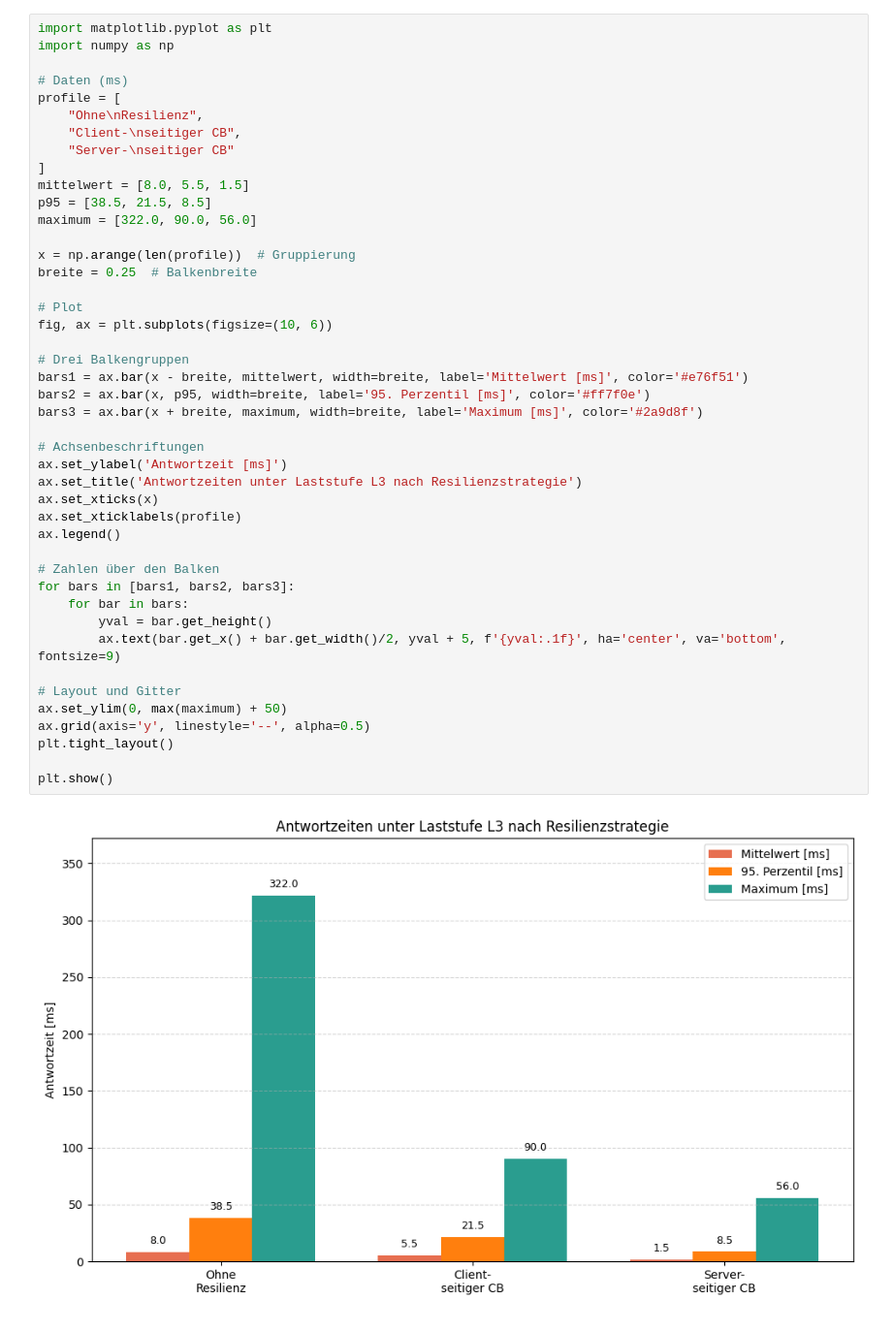
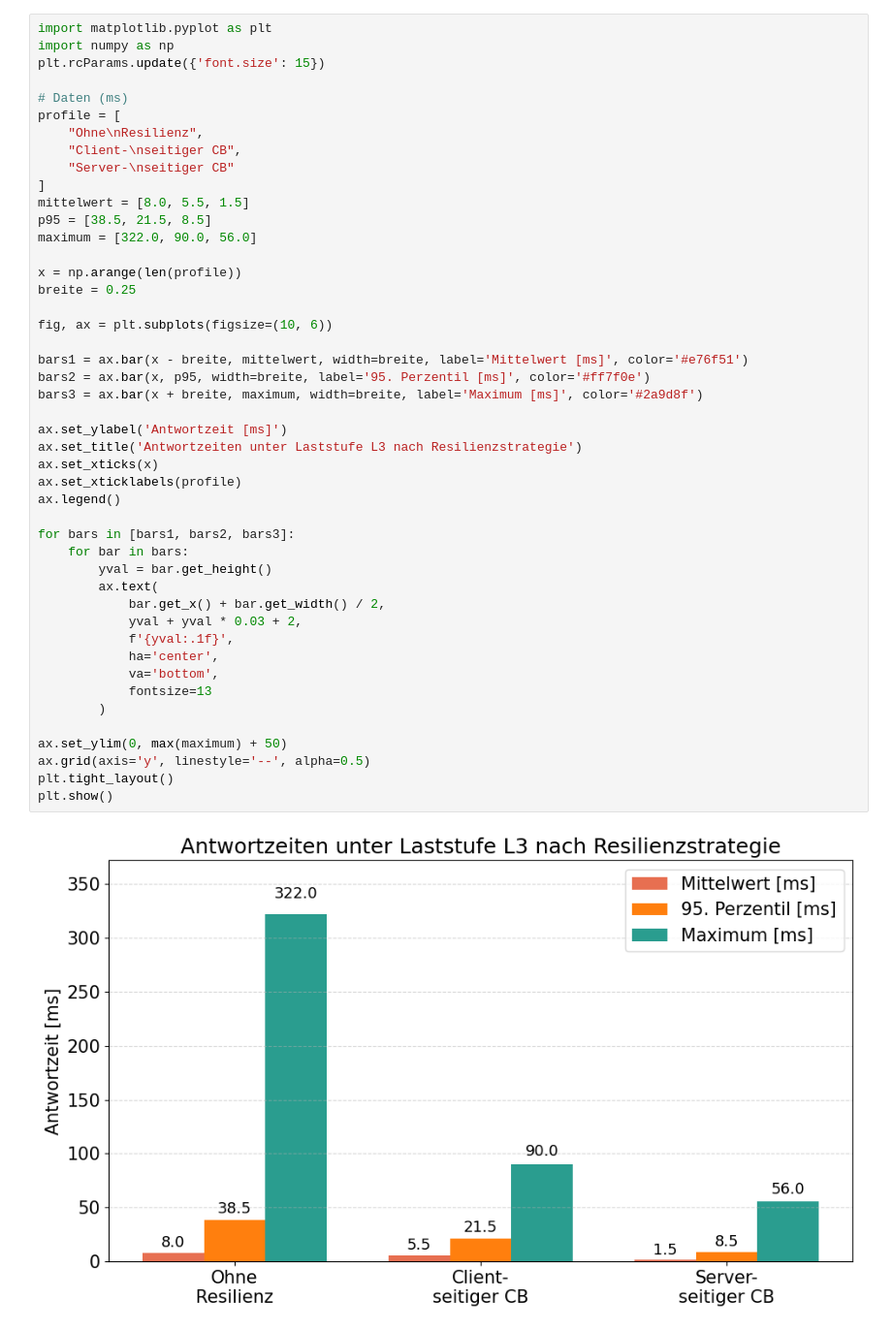
Before and after one commit to semmel92/BA_REIHS_PROJECT, a Jupyter notebook: BA_Notebook/Darstellungsdiagramme.ipynb, the cells around one changed output. Shown at 97% size. Drawn from its saved outputs; the diff is of its cells as text.

```diff
--- a/BA_Notebook/Darstellungsdiagramme.ipynb
+++ b/BA_Notebook/Darstellungsdiagramme.ipynb
@@ -34,46 +1,48 @@ plt.show()
 # %%
 import matplotlib.pyplot as plt
 import numpy as np
+plt.rcParams.update({'font.size': 15})
 
 # Daten (ms)
 profile = [
     "Ohne\nResilienz",
     "Client-\nseitiger CB",
     "Server-\nseitiger CB"
 ]
 mittelwert = [8.0, 5.5, 1.5]
 p95 = [38.5, 21.5, 8.5]
 maximum = [322.0, 90.0, 56.0]
 
-x = np.arange(len(profile))  # Gruppierung
-breite = 0.25  # Balkenbreite
+x = np.arange(len(profile))
+breite = 0.25
 
-# Plot
 fig, ax = plt.subplots(figsize=(10, 6))
 
-# Drei Balkengruppen
 bars1 = ax.bar(x - breite, mittelwert, width=breite, label='Mittelwert [ms]', color='#e76f51')
 bars2 = ax.bar(x, p95, width=breite, label='95. Perzentil [ms]', color='#ff7f0e')
 bars3 = ax.bar(x + breite, maximum, width=breite, label='Maximum [ms]', color='#2a9d8f')
 
-# Achsenbeschriftungen
 ax.set_ylabel('Antwortzeit [ms]')
 ax.set_title('Antwortzeiten unter Laststufe L3 nach Resilienzstrategie')
 ax.set_xticks(x)
 ax.set_xticklabels(profile)
 ax.legend()
 
-# Zahlen über den Balken
 for bars in [bars1, bars2, bars3]:
     for bar in bars:
         yval = bar.get_height()
-        ax.text(bar.get_x() + bar.get_width()/2, yval + 5, f'{yval:.1f}', ha='center', va='bottom', fontsize=9)
+        ax.text(
+            bar.get_x() + bar.get_width() / 2,
+            yval + yval * 0.03 + 2,
+            f'{yval:.1f}',
+            ha='center',
+            va='bottom',
+            fontsize=13
+        )
 
-# Layout und Gitter
 ax.set_ylim(0, max(maximum) + 50)
 ax.grid(axis='y', linestyle='--', alpha=0.5)
 plt.tight_layout()
-
 plt.show()
 # %% [output]
-[figure, old version]
+[figure, new version]
```
Also changed, not shown: parts of 11 cells of this notebook, 21 other files.
